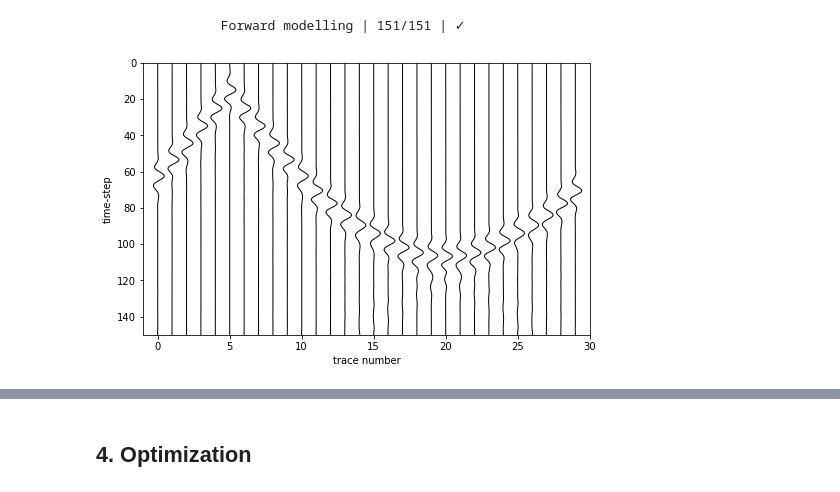
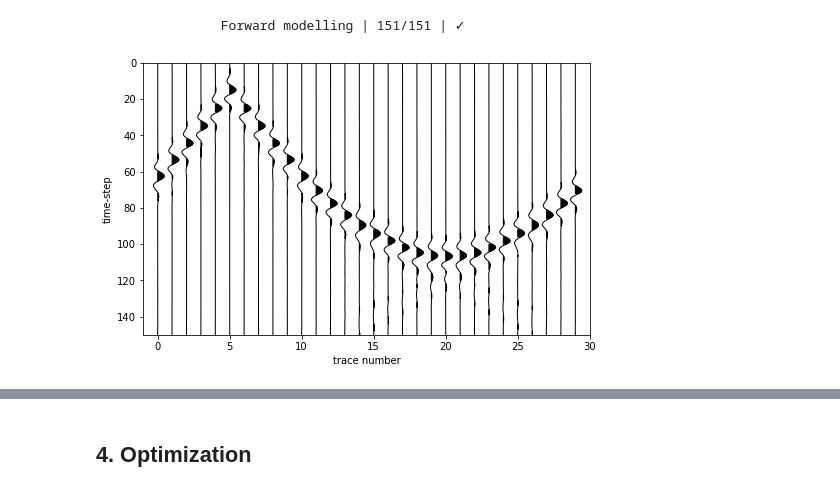
Before and after one commit to GeorgeWilliamStrong/forge, a Jupyter notebook: forge-demo.ipynb, the cells around one changed output, grey strips where cells are left out. Saved outputs shown, nothing was run; the diff lists cells and outputs as text; code cells hidden in the pictures.

```diff
--- a/forge-demo.ipynb
+++ b/forge-demo.ipynb
@@ -87,9 +83,9 @@ true_model.forward()
 d = true_model.d
 # %%
 # visualize traces of true modelled data
-trace_plot(trace_normalize(d), 5, fill=False)
+trace_plot(trace_normalize(d), 5)
 # %% [output]
-[figure, old version]
+[figure, new version]
 # %%
 # animate partial derivative of forward wavefield with respect to the model
 ani = animate(true_model.wavefield.cpu())
```
Also changed, not shown: parts of 4 cells of this notebook.
